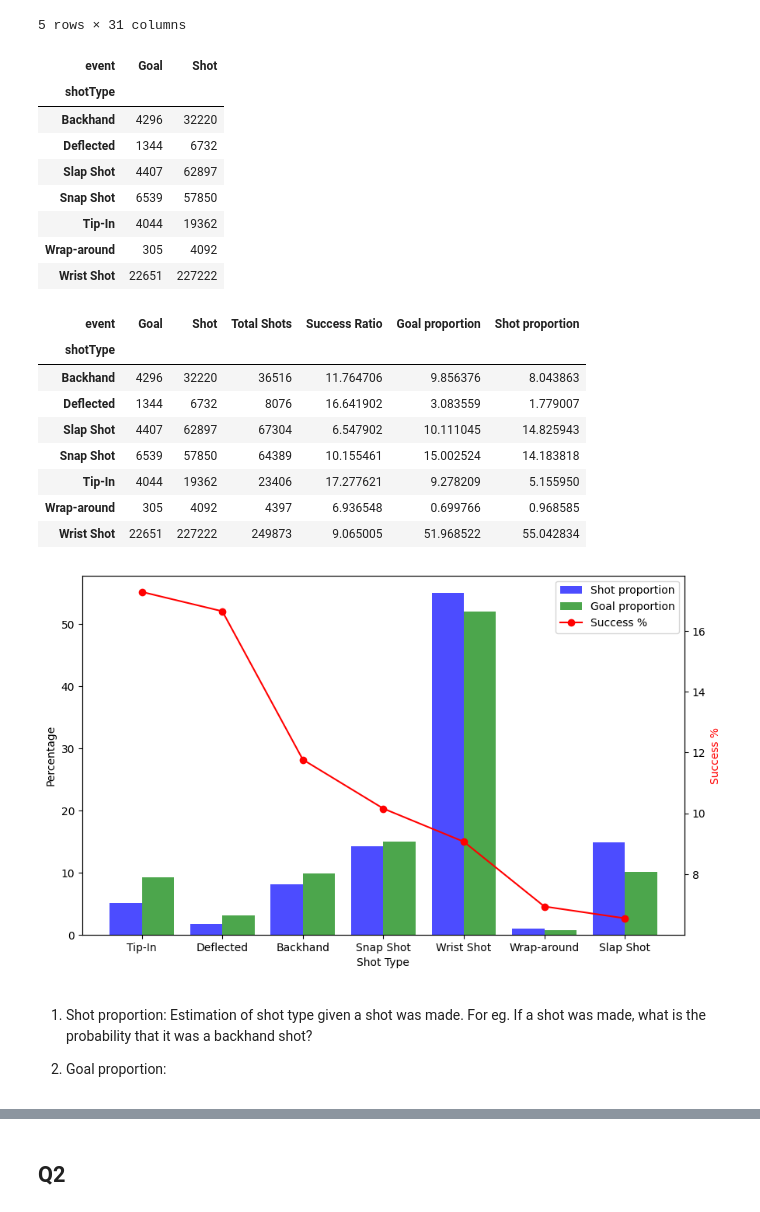
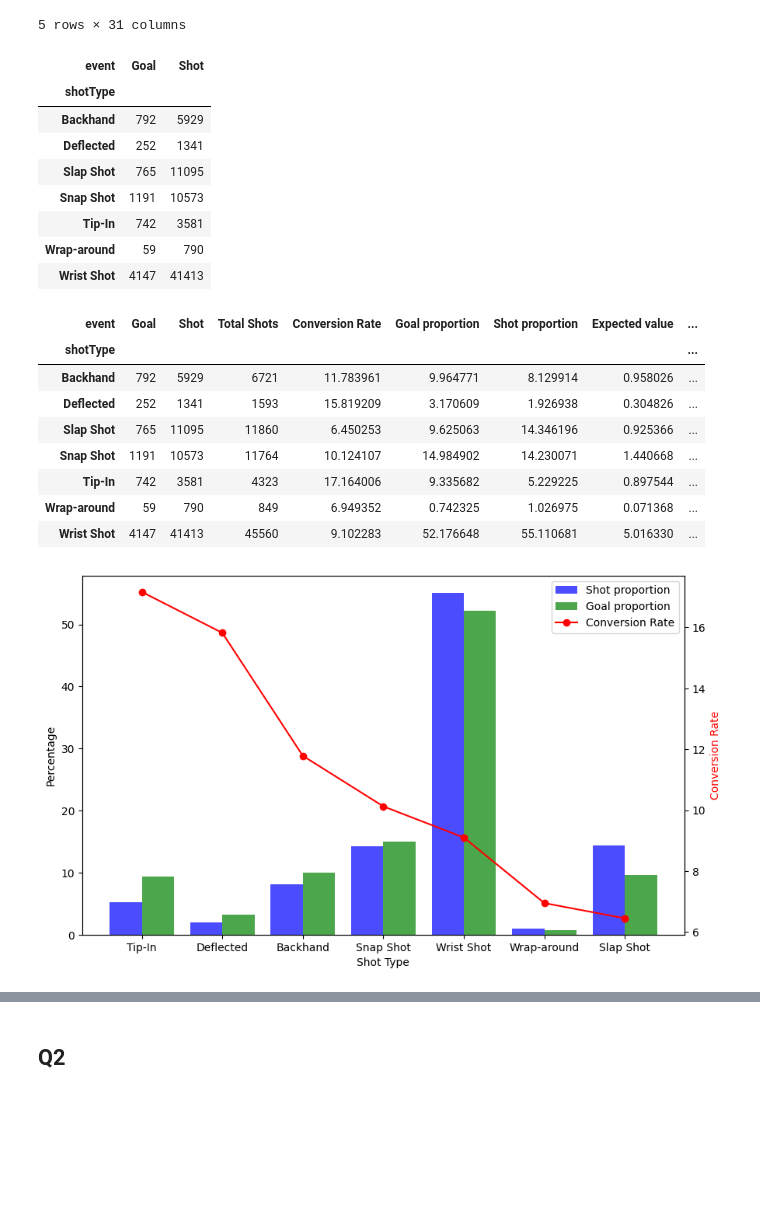
Before and after one commit to theAayushbajaj/NHL-Milestone-Project, a Jupyter notebook: src/Notebooks/02_simple_visualizations.ipynb, the cells around one changed output, grey strips where cells are left out. Saved outputs shown, nothing was run; the diff lists cells and outputs as text; code cells hidden in the pictures; blank space fills up the shorter version.

```diff
--- a/src/Notebooks/02_simple_visualizations.ipynb
+++ b/src/Notebooks/02_simple_visualizations.ipynb
@@ -20,7 +20,7 @@ Shape of the dataframe: (454011, 31)
 5 rows × 31 columns
 # %%
 # Pivot tabe shotType, event,
-df_pivot = df.pivot_table(index=['shotType'],
+df_pivot = df[df.season==20182019].pivot_table(index=['shotType'],
                           columns='event',
                           values='eventIdx',
                           aggfunc='count',
@@ -29,18 +29,18 @@ df_pivot
 # %% [output]
 | event | Goal | Shot |
 | shotType |  |  |
-| Backhand | 4296 | 32220 |
-| Deflected | 1344 | 6732 |
-| Slap Shot | 4407 | 62897 |
-| Snap Shot | 6539 | 57850 |
-| Tip-In | 4044 | 19362 |
-| Wrap-around | 305 | 4092 |
-| Wrist Shot | 22651 | 227222 |
+| Backhand | 792 | 5929 |
+| Deflected | 252 | 1341 |
+| Slap Shot | 765 | 11095 |
+| Snap Shot | 1191 | 10573 |
+| Tip-In | 742 | 3581 |
+| Wrap-around | 59 | 790 |
+| Wrist Shot | 4147 | 41413 |
 # %%
 df_pivot['Total Shots'] = df_pivot['Goal'] + df_pivot['Shot']
 
 # Success Ratio: probability of scoring a goal if you play that shot : P(Goal|shortType)
-df_pivot['Success Ratio'] = df_pivot['Goal'] *100/ df_pivot['Total Shots']
+df_pivot['Conversion Rate'] = df_pivot['Goal'] *100/ df_pivot['Total Shots']
 
 # Goal proportion of shot type x: P(shortType|Goal)
 df_pivot['Goal proportion'] = df_pivot['Goal'] *100/ df_pivot['Goal'].sum()
@@ -49,60 +49,64 @@ df_pivot['Goal proportion'] = df_pivot['Goal'] *100/ df_pivot['Goal'].sum()
 # Shot proportion of shot type x: P(shortType|Shot)
 df_pivot['Shot proportion'] = df_pivot['Total Shots'] *100/ df_pivot['Total Shots'].sum()
 
+# Expected value of scoring a goal if you play that shot: P(Goal|shortType) * P(shortType|Goal)
+df_pivot['Expected value'] = (df_pivot['Conversion Rate']/100) * (df_pivot['Shot proportion']/100) *100
+
+df_pivot['Variance'] = df_pivot['Expected value'] * (1 - df_pivot['Conversion Rate']/100)
+df_pivot['Standard Deviation'] = np.sqrt(df_pivot['Variance'])
+df_pivot['Reward-to-Risk Ratio'] = df_pivot['Expected value'] / df_pivot['Standard Deviation']
+
 # Expected value of
-df_pivots
+df_pivot
 # %% [output]
-| event | Goal | Shot | Total Shots | Success Ratio | Goal proportion | Shot proportion |
-| shotType |  |  |  |  |  |  |
-| Backhand | 4296 | 32220 | 36516 | 11.764706 | 9.856376 | 8.043863 |
-| Deflected | 1344 | 6732 | 8076 | 16.641902 | 3.083559 | 1.779007 |
-| Slap Shot | 4407 | 62897 | 67304 | 6.547902 | 10.111045 | 14.825943 |
-| Snap Shot | 6539 | 57850 | 64389 | 10.155461 | 15.002524 | 14.183818 |
-| Tip-In | 4044 | 19362 | 23406 | 17.277621 | 9.278209 | 5.155950 |
-| Wrap-around | 305 | 4092 | 4397 | 6.936548 | 0.699766 | 0.968585 |
-| Wrist Shot | 22651 | 227222 | 249873 | 9.065005 | 51.968522 | 55.042834 |
+| event | Goal | Shot | Total Shots | Conversion Rate | Goal proportion | Shot proportion | Expected value | ... |
+| shotType |  |  |  |  |  |  |  | ... |
+| Backhand | 792 | 5929 | 6721 | 11.783961 | 9.964771 | 8.129914 | 0.958026 | ... |
+| Deflected | 252 | 1341 | 1593 | 15.819209 | 3.170609 | 1.926938 | 0.304826 | ... |
+| Slap Shot | 765 | 11095 | 11860 | 6.450253 | 9.625063 | 14.346196 | 0.925366 | ... |
+| Snap Shot | 1191 | 10573 | 11764 | 10.124107 | 14.984902 | 14.230071 | 1.440668 | ... |
+| Tip-In | 742 | 3581 | 4323 | 17.164006 | 9.335682 | 5.229225 | 0.897544 | ... |
+| Wrap-around | 59 | 790 | 849 | 6.949352 | 0.742325 | 1.026975 | 0.071368 | ... |
+| Wrist Shot | 4147 | 41413 | 45560 | 9.102283 | 52.176648 | 55.110681 | 5.016330 | ... |
 # %%
 # Data
 # sort df_pivot by Success Ratio
-df_pivot = df_pivot.sort_values(by='Success Ratio', ascending=False)
+df_pivot = df_pivot.sort_values(by='Conversion Rate', ascending=False)
 
 categories = df_pivot.index
 bar1_data = df_pivot['Shot proportion']
 bar2_data = df_pivot['Goal proportion']
-line_data = df_pivot['Success Ratio']
+line_data = df_pivot['Conversion Rate']
 
 x = np.arange(len(categories))
 
 # Create a figure and the first axis (for the first bar plot)
 fig, ax1 = plt.subplots(figsize=(10, 6))
 
 # Create the first bar plot on the first axis
 ax1.bar(x - 0.2, bar1_data, width=0.4, color='b', alpha=0.7, label='Shot proportion')
 ax1.bar(x + 0.2, bar2_data, width=0.4, color='g', alpha=0.7, label='Goal proportion')
 ax1.set_xlabel('Shot Type')
 ax1.set_ylabel('Percentage')
 ax1.set_xticks(x)
 ax1.set_xticklabels(categories)
 #ax1.legend(loc='upper left')
 
 # Create the second axis (for the line plot) sharing the same x-axis
 ax2 = ax1.twinx()
 
 # Create the line plot on the second axis
-ax2.plot(x, line_data, color='r', marker='o', linestyle='-', label='Success %')
-ax2.set_ylabel('Success %', color='r')
+ax2.plot(x, line_data, color='r', marker='o', linestyle='-', label='Conversion Rate')
+ax2.set_ylabel('Conversion Rate', color='r')
 
 # Add a legend for the line plot
 lines, labels = ax1.get_legend_handles_labels()
 lines2, labels2 = ax2.get_legend_handles_labels()
 ax2.legend(lines + lines2, labels + labels2, loc='upper right')
 
 # Set the title and display the plot
 #plt.title('Two Bar Plots and One Line Plot with Multiple Axes')
+plt.xticks(rotation=90)
 plt.show()
 # %% [output]
-[figure, old version]
+[figure, new version]
-# %% [markdown]
-1. Shot proportion: Estimation of shot type given a shot was made. For eg. If a shot was made, what is the probability that it was a backhand shot?
-
-2. Goal proportion:
```
Also changed, not shown: parts of 10 cells of this notebook, 1 other file.
